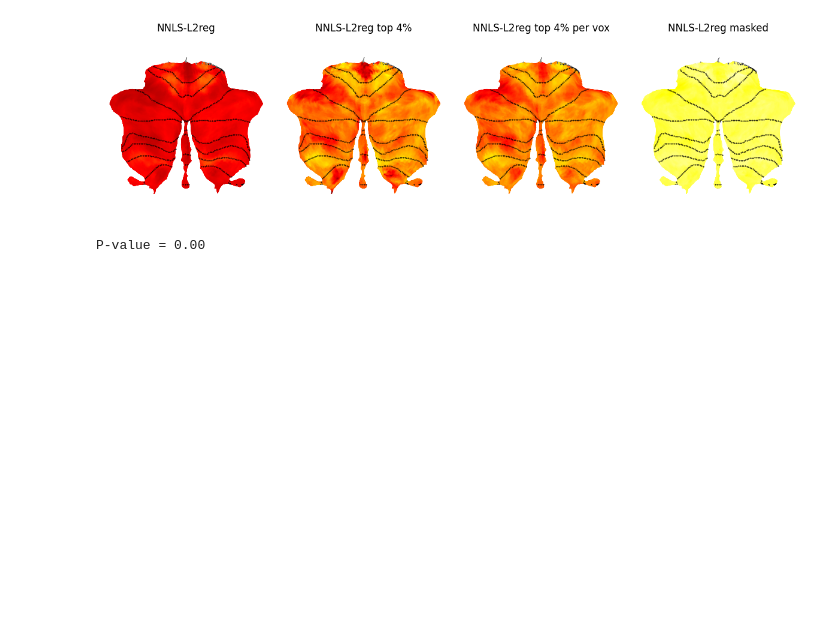
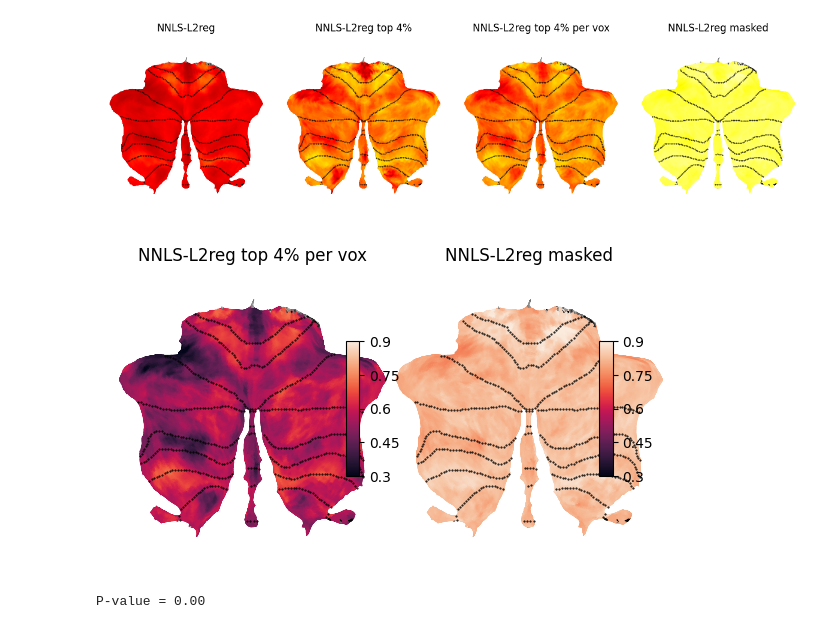
Before and after one commit to DiedrichsenLab/cortico_cereb_connectivity, a Jupyter notebook: notebooks/9. Method_comparison/thresholded_L2reg.ipynb, the cells around one changed output. Saved outputs shown, nothing was run; the diff lists cells and outputs as text; code cells hidden in the pictures; blank space fills up the shorter version.

```diff
--- a/notebooks/9. Method_comparison/thresholded_L2reg.ipynb
+++ b/notebooks/9. Method_comparison/thresholded_L2reg.ipynb
@@ -123,6 +123,16 @@ NNLS correlation with top 4%: 0.55 ± 0.10
 NNLS correlation with top 4% per voxel: 0.56 ± 0.08
 NNLS correlation with masked: 0.83 ± 0.03
 [figure]
+# %%
+plt.subplots(1, 2, figsize=(6, 3.5), tight_layout=True)
+for i, W_corr in enumerate([corr_top_vox, corr_masked]):
+    W_data = suit.vol_to_surf(atlas.data_to_nifti(W_corr), space='MNISymC')
+    plt.subplot(1, 2, i+1)
+    plt.title(f'NNLS-{labels[i+2]}')
+    suit.flatmap.plot(W_data, cmap='rocket', new_figure=False, bordersize=1, colorbar=True, cscale=[0.3, 0.9])
+plt.show()
+# %% [output]
+[figure, added]
 # %%
 random_state = 42
 rng = np.random.default_rng(random_state)
```
